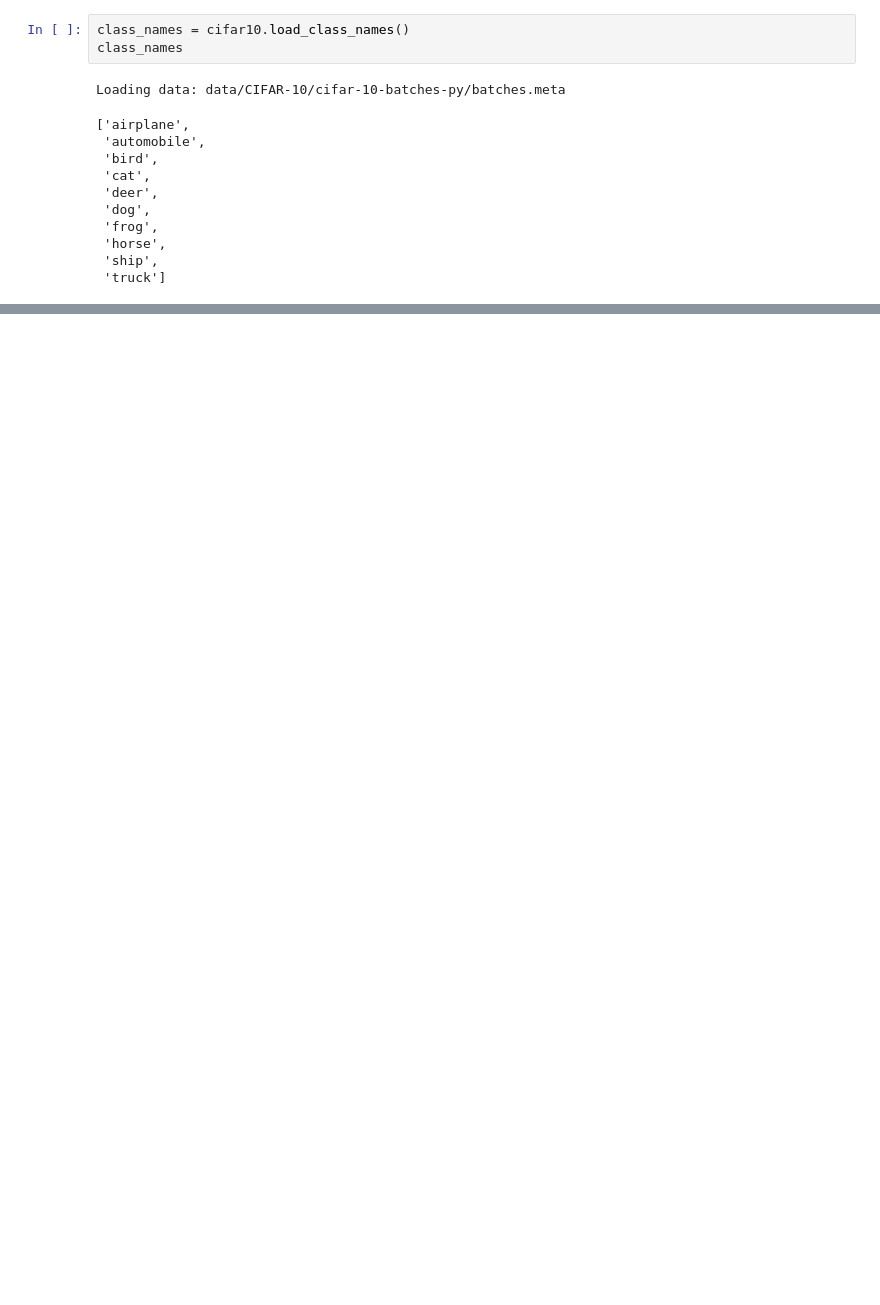
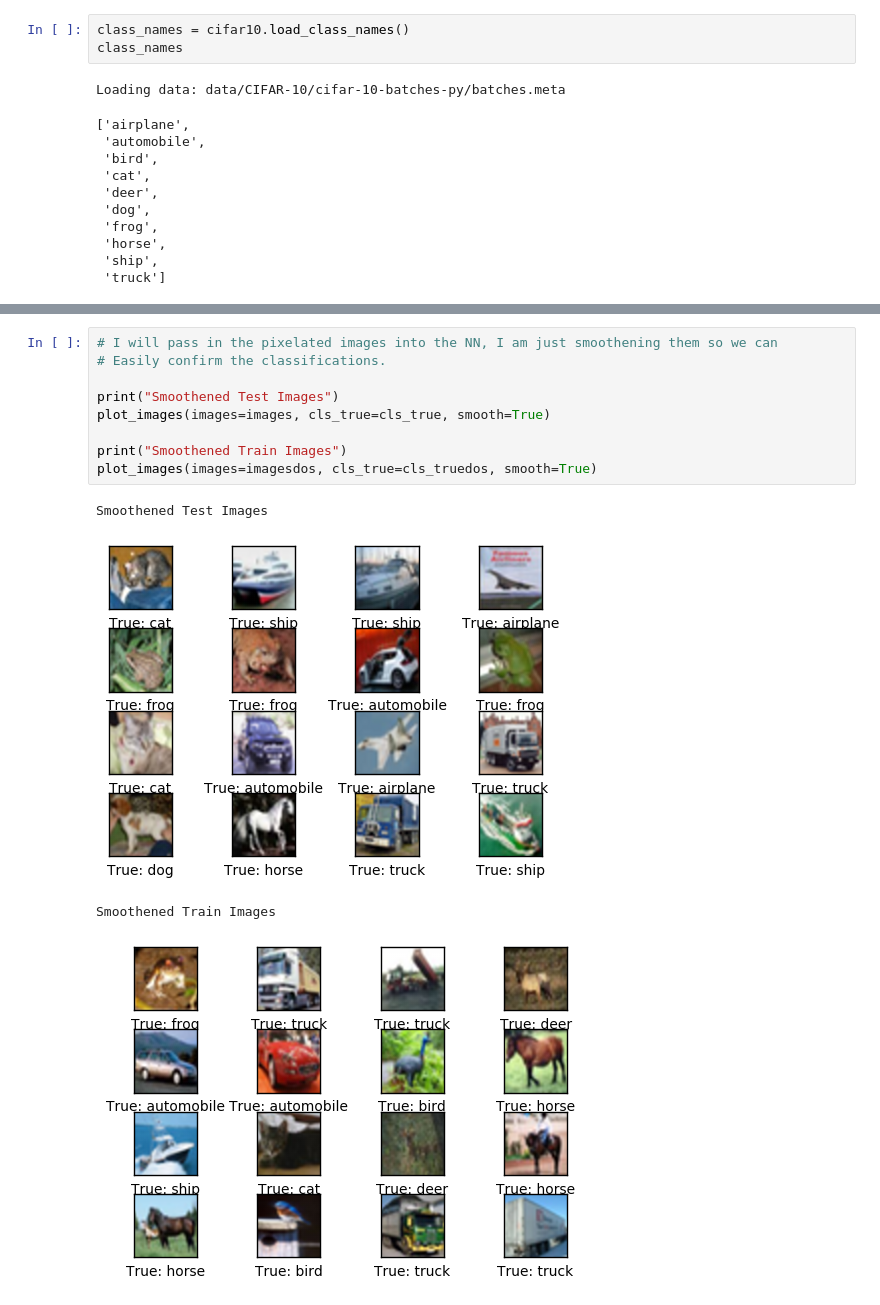
Before and after one commit to crikeli/Weekly-Neural-Nets, a Jupyter notebook: cifar-10-visualiztion.ipynb, the cells around one changed output, grey strips where cells are left out. Saved outputs shown, nothing was run; the diff lists cells and outputs as text; blank space fills up the shorter version.

```diff
--- a/cifar-10-visualiztion.ipynb
+++ b/cifar-10-visualiztion.ipynb
@@ -42,0 +139,14 @@ Loading data: data/CIFAR-10/cifar-10-batches-py/batches.meta
+# %%
+# I will pass in the pixelated images into the NN, I am just smoothening them so we can
+# Easily confirm the classifications.
+
+print("Smoothened Test Images")
+plot_images(images=images, cls_true=cls_true, smooth=True)
+
+print("Smoothened Train Images")
+plot_images(images=imagesdos, cls_true=cls_truedos, smooth=True)
+# %% [output]
+Smoothened Test Images
+[figure, added]
+Smoothened Train Images
+[figure, added]
```
Also changed, not shown: parts of 10 cells of this notebook.
